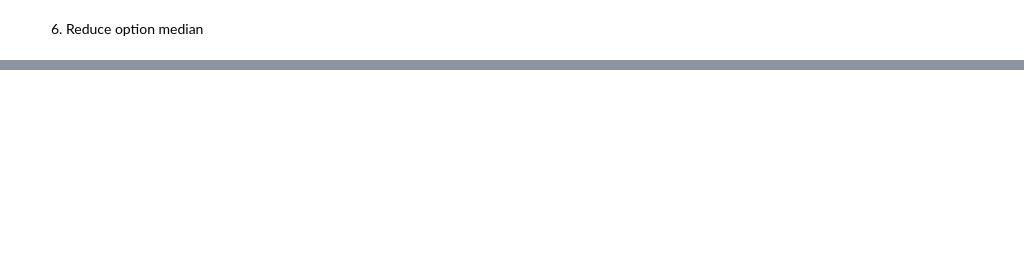
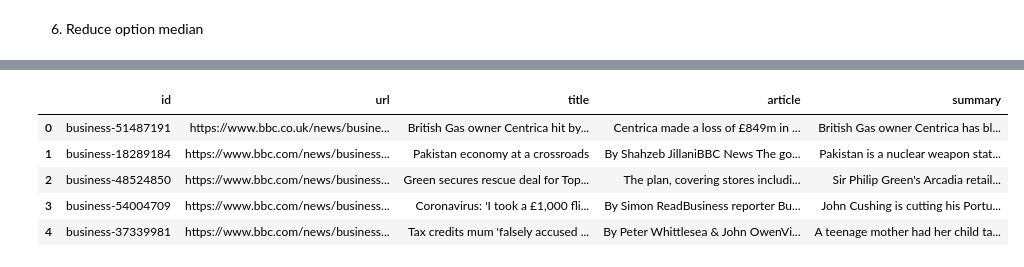
Before and after one commit to arisanguyen/w266_project, a Jupyter notebook: XL_Sum_BERT_Extractive.ipynb, the cells around one changed output, grey strips where cells are left out. Cells and saved outputs as stored; diff of their text form; code cells hidden in the pictures; blank space fills up the shorter version.

```diff
--- a/XL_Sum_BERT_Extractive.ipynb
+++ b/XL_Sum_BERT_Extractive.ipynb
@@ -848,0 +830,5 @@ rougeLs average : 0.12307647067888493
+# %%
+cat_inx = find_indices(categories, 'business')
+index = pd.DataFrame({"index": cat_inx})
+sample_index = index.sample(n=1000, replace=False, random_state=1004)
+sample_index[:5]
@@ -848,0 +842,24 @@ rougeLs average : 0.12307647067888493
+# %%
+id = []
+url = []
+title = []
+article = []
+summary = []
+
+for i in sample_index["index"]:
+    id.append(dataset["train"][i]['id'])
+    url.append(dataset["train"][i]['url'])
+    title.append(dataset["train"][i]['title'])
+    summary.append(dataset["train"][i]['summary'])
+    article.append(dataset["train"][i]['text'])
+# %%
+d = {'id': id, 'url': url, "title": title, 'article': article, 'summary': summary}
+df = pd.DataFrame(data=d)
+df.head(5)
+# %% [output]
+|  | id | url | title | article | summary |
+| 0 | business-51487191 | https://www.bbc.co.uk/news/busine... | British Gas owner Centrica hit by... | Centrica made a loss of £849m in ... | British Gas owner Centrica has bl... |
+| 1 | business-18289184 | https://www.bbc.com/news/business... | Pakistan economy at a crossroads | By Shahzeb JillaniBBC News The go... | Pakistan is a nuclear weapon stat... |
+| 2 | business-48524850 | https://www.bbc.com/news/business... | Green secures rescue deal for Top... | The plan, covering stores includi... | Sir Philip Green's Arcadia retail... |
+| 3 | business-54004709 | https://www.bbc.com/news/business... | Coronavirus: 'I took a £1,000 fli... | By Simon ReadBusiness reporter Bu... | John Cushing is cutting his Portu... |
+| 4 | business-37339981 | https://www.bbc.com/news/business... | Tax credits mum 'falsely accused ... | By Peter Whittlesea & John OwenVi... | A teenage mother had her child ta... |
```
Also changed, not shown: parts of 65 cells of this notebook, 3 other files.
